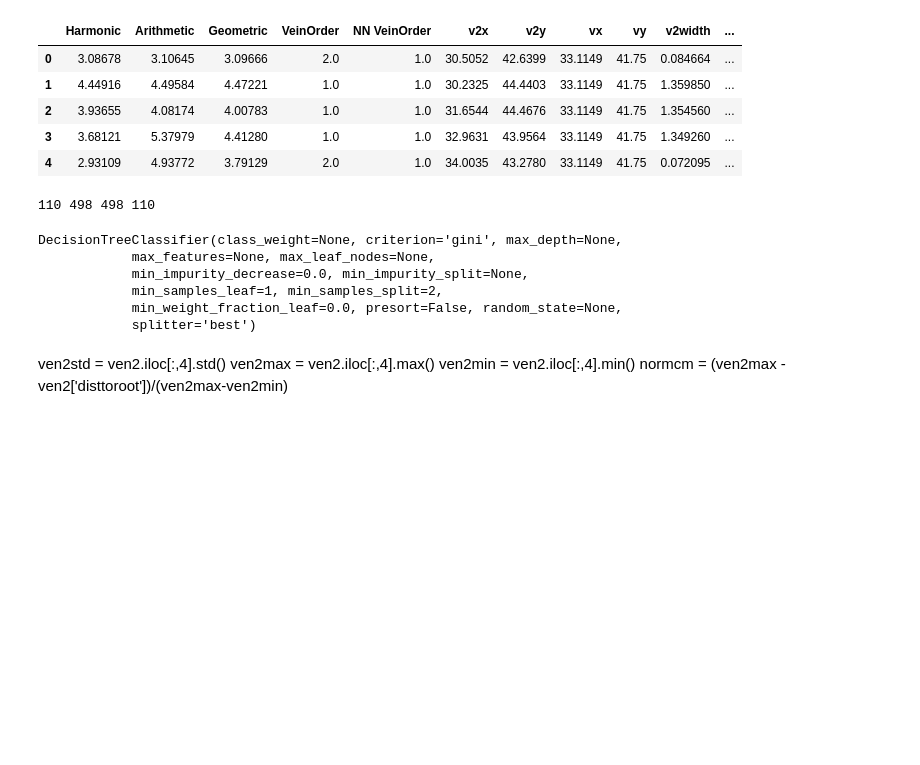
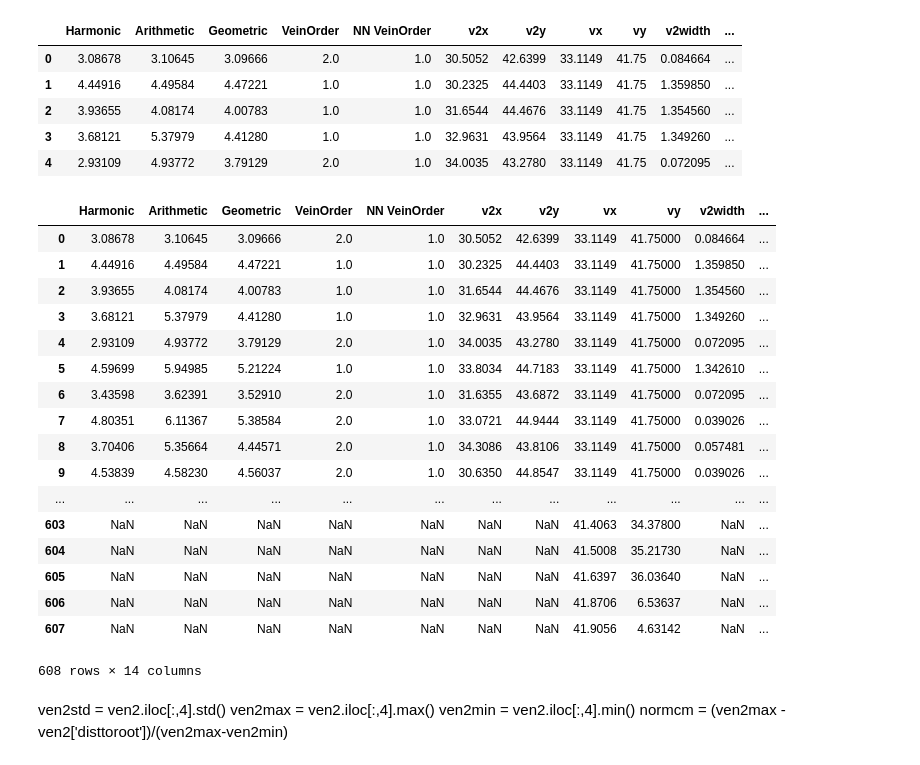
Before and after one commit to CaioMar/Venacao, a Jupyter notebook: Distance_histogram.ipynb, the cells around one changed output. Cells and saved outputs as stored; diff of their text form; code cells hidden in the pictures; blank space fills up the shorter version.

```diff
--- a/Distance_histogram.ipynb
+++ b/Distance_histogram.ipynb
@@ -88,14 +88,4 @@ ytest = np.array(cvendata['count'][pd.isna(cvendata['count'])]).reshape(-1,1)
-# %%
-print(Xtest.size,Xtrain.size,ytrain.size,ytest.size)
-# %% [output]
-110 498 498 110
 # %%
 tree = DecisionTreeClassifier()
-tree.fit(Xtrain,ytrain)
+tree = tree.fit(Xtrain,ytrain)
+cvendata['count'][pd.isna(cvendata['count']) ] = tree.predict(Xtest)
-# %% [output]
-DecisionTreeClassifier(class_weight=None, criterion='gini', max_depth=None,
-            max_features=None, max_leaf_nodes=None,
-            min_impurity_decrease=0.0, min_impurity_split=None,
-            min_samples_leaf=1, min_samples_split=2,
-            min_weight_fraction_leaf=0.0, presort=False, random_state=None,
-            splitter='best')
@@ -102,3 +101,24 @@ DecisionTreeClassifier(class_weight=None, criterion='gini', max_depth=None,
+# %%
+cvendata
+# %% [output]
+|  | Harmonic | Arithmetic | Geometric | VeinOrder | NN VeinOrder | v2x | v2y | vx | vy | v2width | ... |
+| 0 | 3.08678 | 3.10645 | 3.09666 | 2.0 | 1.0 | 30.5052 | 42.6399 | 33.1149 | 41.75000 | 0.084664 | ... |
+| 1 | 4.44916 | 4.49584 | 4.47221 | 1.0 | 1.0 | 30.2325 | 44.4403 | 33.1149 | 41.75000 | 1.359850 | ... |
+| 2 | 3.93655 | 4.08174 | 4.00783 | 1.0 | 1.0 | 31.6544 | 44.4676 | 33.1149 | 41.75000 | 1.354560 | ... |
+| 3 | 3.68121 | 5.37979 | 4.41280 | 1.0 | 1.0 | 32.9631 | 43.9564 | 33.1149 | 41.75000 | 1.349260 | ... |
+| 4 | 2.93109 | 4.93772 | 3.79129 | 2.0 | 1.0 | 34.0035 | 43.2780 | 33.1149 | 41.75000 | 0.072095 | ... |
+| 5 | 4.59699 | 5.94985 | 5.21224 | 1.0 | 1.0 | 33.8034 | 44.7183 | 33.1149 | 41.75000 | 1.342610 | ... |
+| 6 | 3.43598 | 3.62391 | 3.52910 | 2.0 | 1.0 | 31.6355 | 43.6872 | 33.1149 | 41.75000 | 0.072095 | ... |
+| 7 | 4.80351 | 6.11367 | 5.38584 | 2.0 | 1.0 | 33.0721 | 44.9444 | 33.1149 | 41.75000 | 0.039026 | ... |
+| 8 | 3.70406 | 5.35664 | 4.44571 | 2.0 | 1.0 | 34.3086 | 43.8106 | 33.1149 | 41.75000 | 0.057481 | ... |
+| 9 | 4.53839 | 4.58230 | 4.56037 | 2.0 | 1.0 | 30.6350 | 44.8547 | 33.1149 | 41.75000 | 0.039026 | ... |
+| ... | ... | ... | ... | ... | ... | ... | ... | ... | ... | ... | ... |
+| 603 | NaN | NaN | NaN | NaN | NaN | NaN | NaN | 41.4063 | 34.37800 | NaN | ... |
+| 604 | NaN | NaN | NaN | NaN | NaN | NaN | NaN | 41.5008 | 35.21730 | NaN | ... |
+| 605 | NaN | NaN | NaN | NaN | NaN | NaN | NaN | 41.6397 | 36.03640 | NaN | ... |
+| 606 | NaN | NaN | NaN | NaN | NaN | NaN | NaN | 41.8706 | 6.53637 | NaN | ... |
+| 607 | NaN | NaN | NaN | NaN | NaN | NaN | NaN | 41.9056 | 4.63142 | NaN | ... |
+608 rows × 14 columns
 # %% [markdown]
 ven2std = ven2.iloc[:,4].std()
 ven2max = ven2.iloc[:,4].max()
```
Also changed, not shown: parts of 6 cells of this notebook.
